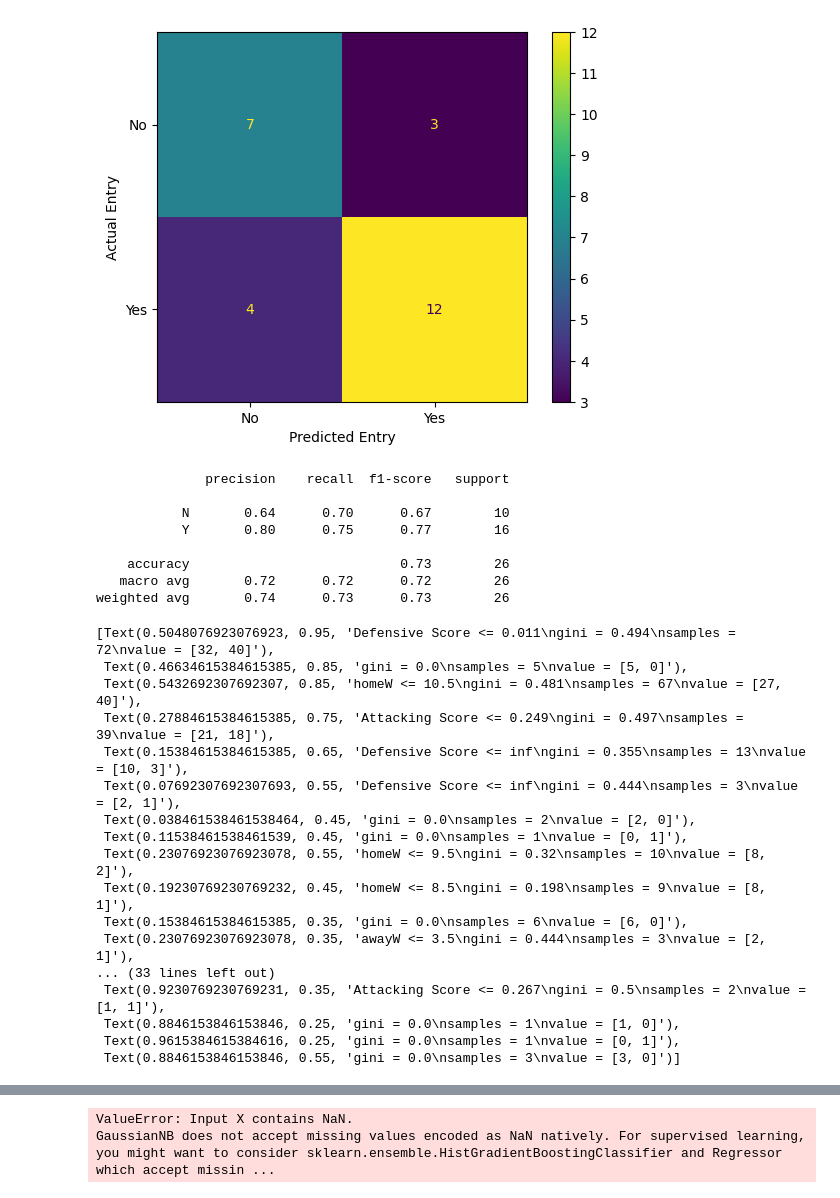
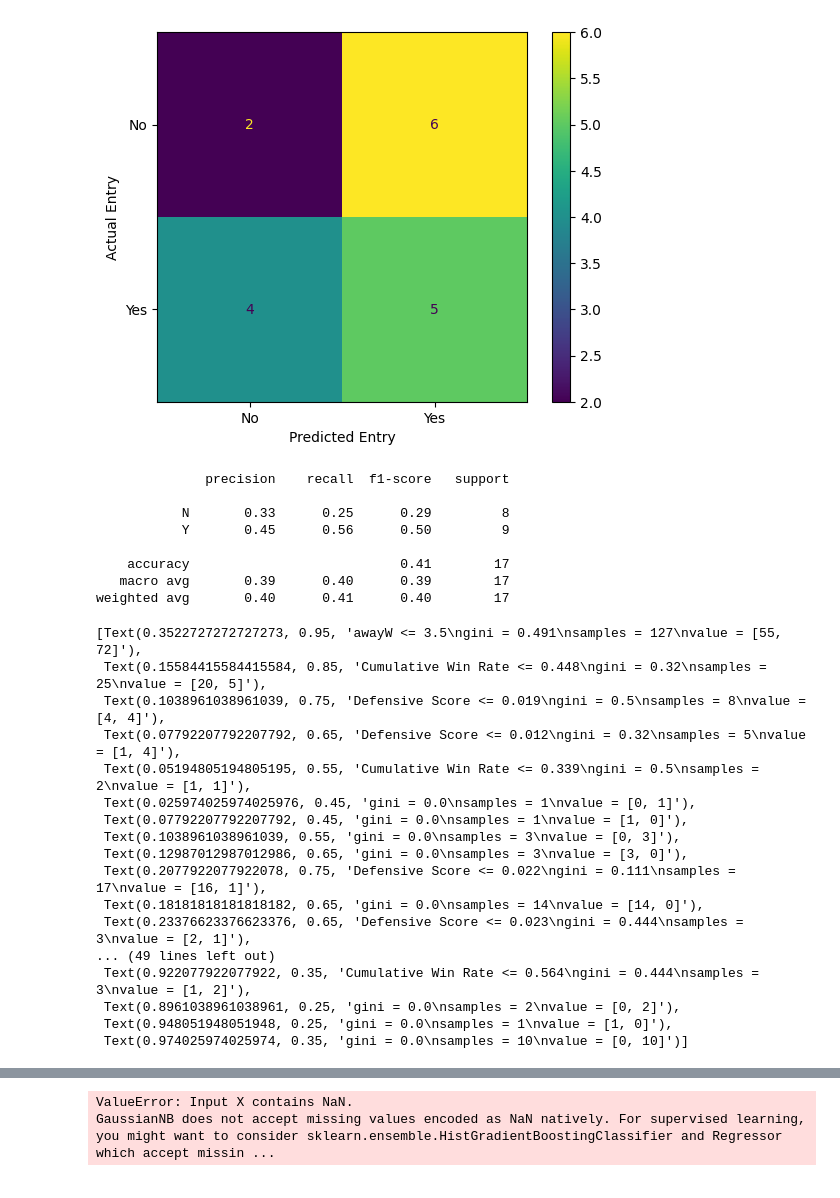
Before and after one commit to sirkotal/feup-ac, a Jupyter notebook: training.ipynb, the cells around one changed output, grey strips where cells are left out. Saved outputs shown, nothing was run; the diff lists cells and outputs as text; code cells hidden in the pictures.

```diff
--- a/training.ipynb
+++ b/training.ipynb
@@ -31,59 +31,59 @@ df_teams = pd.read_csv('dataset/processed/teams_test.csv')
 df_teams = df_teams.sort_values(by=['franchID', 'year'])
 df_teams['playoffNextYear'] = df_teams['playoff'].shift(-1)
 df_teams.loc[df_teams['franchID'] != df_teams['franchID'].shift(-1), 'playoffNextYear'] = None
 df_teams.dropna(subset=['playoffNextYear'], inplace=True)
 
 label_encoder = LabelEncoder()
 df_teams['playoff'] = label_encoder.fit_transform(df_teams['playoff'])
 
-features = ['homeW', 'awayW', 'playoff', 'Attacking Score', 'Defensive Score'] # attend?
+features = ['homeW', 'awayW', 'playoff', 'Attacking Score', 'Defensive Score', 'Cumulative Win Rate'] # attend?
 
-df_teams_train = df_teams[df_teams['year'] <= 5]
-df_teams_test = df_teams[df_teams['year'].isin([6,7])]
+df_teams_train = df_teams[df_teams['year'] <= 8]
+df_teams_test = df_teams[df_teams['year'].isin([9,10])]
 
 # df_teams_train = df_teams[df_teams['year'] <= 5]
 # df_teams_test = df_teams[df_teams['year'].isin([6])]
 
 training_inputs = df_teams_train[features]
 training_classes = df_teams_train['playoffNextYear']
 testing_inputs = df_teams_test[features]
 testing_classes = df_teams_test['playoffNextYear']
 
 dt_class = DecisionTreeClassifier(random_state=42)
 dt_class.fit(training_inputs, training_classes)
 # dt_class.predict(testing_inputs)
 
 dt_class.score(testing_inputs, testing_classes)
 
 accuracy_score(testing_classes, dt_class.predict(testing_inputs))
 
 data_results(testing_classes, testing_inputs, dt_class)
 
 plot_tree(dt_class, feature_names=features, filled=True)
 # %% [output]
-[figure, old version]
+[figure, new version]
               precision    recall  f1-score   support
 
-           N       0.64      0.70      0.67        10
-           Y       0.80      0.75      0.77        16
+           N       0.33      0.25      0.29         8
+           Y       0.45      0.56      0.50         9
 
-    accuracy                           0.73        26
-   macro avg       0.72      0.72      0.72        26
-weighted avg       0.74      0.73      0.73        26
+    accuracy                           0.41        17
+   macro avg       0.39      0.40      0.39        17
+weighted avg       0.40      0.41      0.40        17
-[Text(0.5048076923076923, 0.95, 'Defensive Score <= 0.011\ngini = 0.494\nsamples = 72\nvalue = [32, 40]'),
- Text(0.46634615384615385, 0.85, 'gini = 0.0\nsamples = 5\nvalue = [5, 0]'),
- Text(0.5432692307692307, 0.85, 'homeW <= 10.5\ngini = 0.481\nsamples = 67\nvalue = [27, 40]'),
- Text(0.27884615384615385, 0.75, 'Attacking Score <= 0.249\ngini = 0.497\nsamples = 39\nvalue = [21, 18]'),
- Text(0.15384615384615385, 0.65, 'Defensive Score <= inf\ngini = 0.355\nsamples = 13\nvalue = [10, 3]'),
- Text(0.07692307692307693, 0.55, 'Defensive Score <= inf\ngini = 0.444\nsamples = 3\nvalue = [2, 1]'),
- Text(0.038461538461538464, 0.45, 'gini = 0.0\nsamples = 2\nvalue = [2, 0]'),
- Text(0.11538461538461539, 0.45, 'gini = 0.0\nsamples = 1\nvalue = [0, 1]'),
- Text(0.23076923076923078, 0.55, 'homeW <= 9.5\ngini = 0.32\nsamples = 10\nvalue = [8, 2]'),
- Text(0.19230769230769232, 0.45, 'homeW <= 8.5\ngini = 0.198\nsamples = 9\nvalue = [8, 1]'),
- Text(0.15384615384615385, 0.35, 'gini = 0.0\nsamples = 6\nvalue = [6, 0]'),
- Text(0.23076923076923078, 0.35, 'awayW <= 3.5\ngini = 0.444\nsamples = 3\nvalue = [2, 1]'),
-... (33 lines left out)
- Text(0.9230769230769231, 0.35, 'Attacking Score <= 0.267\ngini = 0.5\nsamples = 2\nvalue = [1, 1]'),
- Text(0.8846153846153846, 0.25, 'gini = 0.0\nsamples = 1\nvalue = [1, 0]'),
- Text(0.9615384615384616, 0.25, 'gini = 0.0\nsamples = 1\nvalue = [0, 1]'),
- Text(0.8846153846153846, 0.55, 'gini = 0.0\nsamples = 3\nvalue = [3, 0]')]
+[Text(0.3522727272727273, 0.95, 'awayW <= 3.5\ngini = 0.491\nsamples = 127\nvalue = [55, 72]'),
+ Text(0.15584415584415584, 0.85, 'Cumulative Win Rate <= 0.448\ngini = 0.32\nsamples = 25\nvalue = [20, 5]'),
+ Text(0.1038961038961039, 0.75, 'Defensive Score <= 0.019\ngini = 0.5\nsamples = 8\nvalue = [4, 4]'),
+ Text(0.07792207792207792, 0.65, 'Defensive Score <= 0.012\ngini = 0.32\nsamples = 5\nvalue = [1, 4]'),
+ Text(0.05194805194805195, 0.55, 'Cumulative Win Rate <= 0.339\ngini = 0.5\nsamples = 2\nvalue = [1, 1]'),
+ Text(0.025974025974025976, 0.45, 'gini = 0.0\nsamples = 1\nvalue = [0, 1]'),
+ Text(0.07792207792207792, 0.45, 'gini = 0.0\nsamples = 1\nvalue = [1, 0]'),
+ Text(0.1038961038961039, 0.55, 'gini = 0.0\nsamples = 3\nvalue = [0, 3]'),
+ Text(0.12987012987012986, 0.65, 'gini = 0.0\nsamples = 3\nvalue = [3, 0]'),
+ Text(0.2077922077922078, 0.75, 'Defensive Score <= 0.022\ngini = 0.111\nsamples = 17\nvalue = [16, 1]'),
+ Text(0.18181818181818182, 0.65, 'gini = 0.0\nsamples = 14\nvalue = [14, 0]'),
+ Text(0.23376623376623376, 0.65, 'Defensive Score <= 0.023\ngini = 0.444\nsamples = 3\nvalue = [2, 1]'),
+... (49 lines left out)
+ Text(0.922077922077922, 0.35, 'Cumulative Win Rate <= 0.564\ngini = 0.444\nsamples = 3\nvalue = [1, 2]'),
+ Text(0.8961038961038961, 0.25, 'gini = 0.0\nsamples = 2\nvalue = [0, 2]'),
+ Text(0.948051948051948, 0.25, 'gini = 0.0\nsamples = 1\nvalue = [1, 0]'),
+ Text(0.974025974025974, 0.35, 'gini = 0.0\nsamples = 10\nvalue = [0, 10]')]
```
Also changed, not shown: parts of 2 cells of this notebook, 2 other files.
